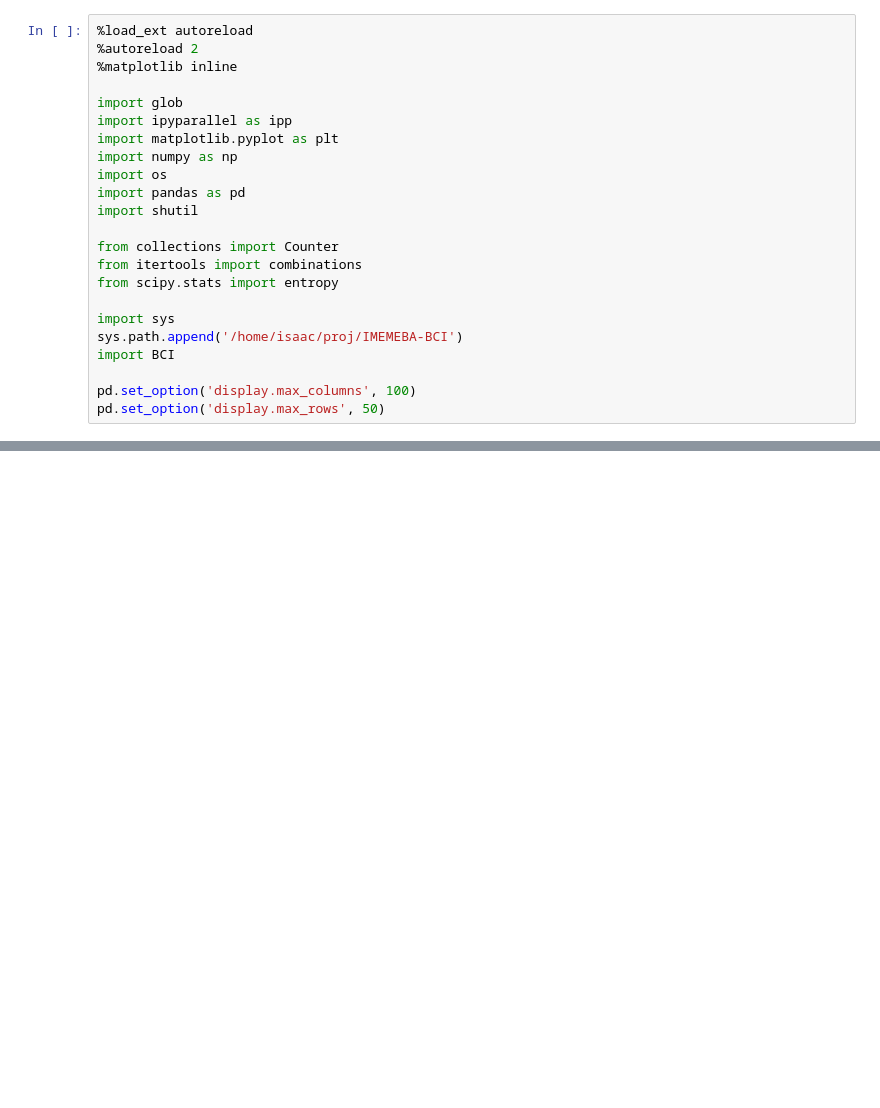
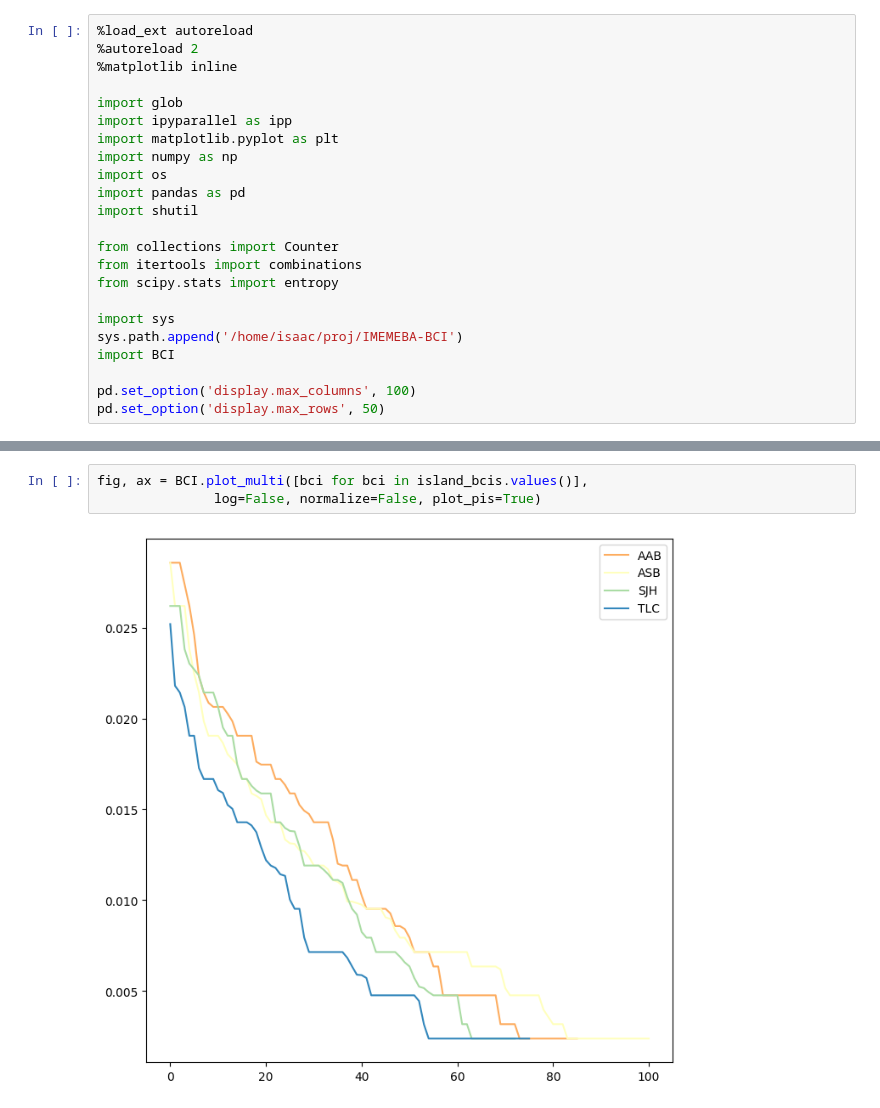
Before and after one commit to isaacovercast/IMEMEBA-BCI, a Jupyter notebook: empirical-examples/Galvez-Reyes-2021-SkyIslandArthropods/Galvez-Reyes-2021-SkyIslandAthropods.ipynb, the cells around one changed output, grey strips where cells are left out. Cells and saved outputs as stored; diff of their text form; blank space fills up the shorter version.

```diff
--- a/empirical-examples/Galvez-Reyes-2021-SkyIslandArthropods/Galvez-Reyes-2021-SkyIslandAthropods.ipynb
+++ b/empirical-examples/Galvez-Reyes-2021-SkyIslandArthropods/Galvez-Reyes-2021-SkyIslandAthropods.ipynb
@@ -49,0 +233,5 @@ fasta_data = "./_zenodo_data/rawdata/DADA2.COI.OTUs.gz"
+# %%
+fig, ax = BCI.plot_multi([bci for bci in island_bcis.values()],
+               log=False, normalize=False, plot_pis=True)
+# %% [output]
+[figure, added]
```
Also changed, not shown: parts of 17 cells of this notebook, 4 other files.
